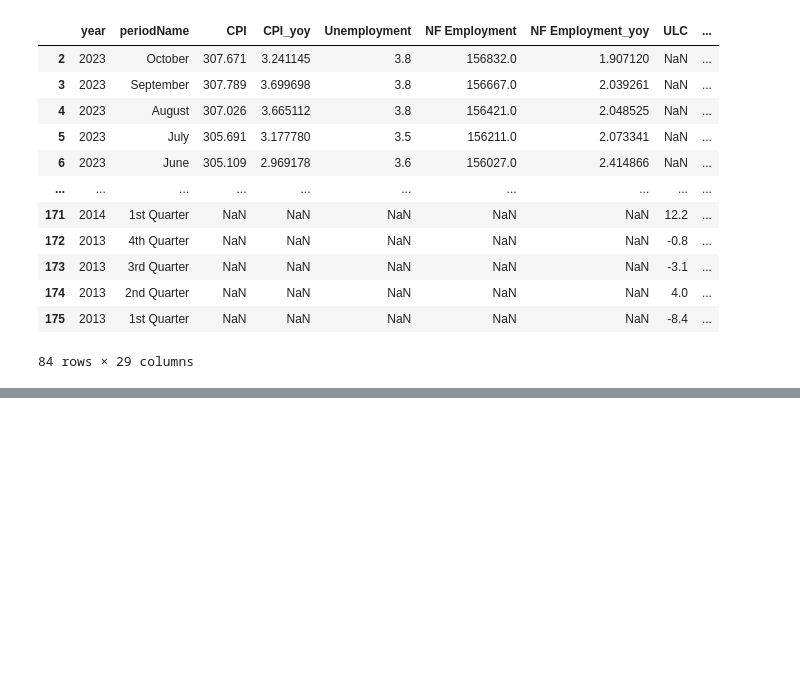
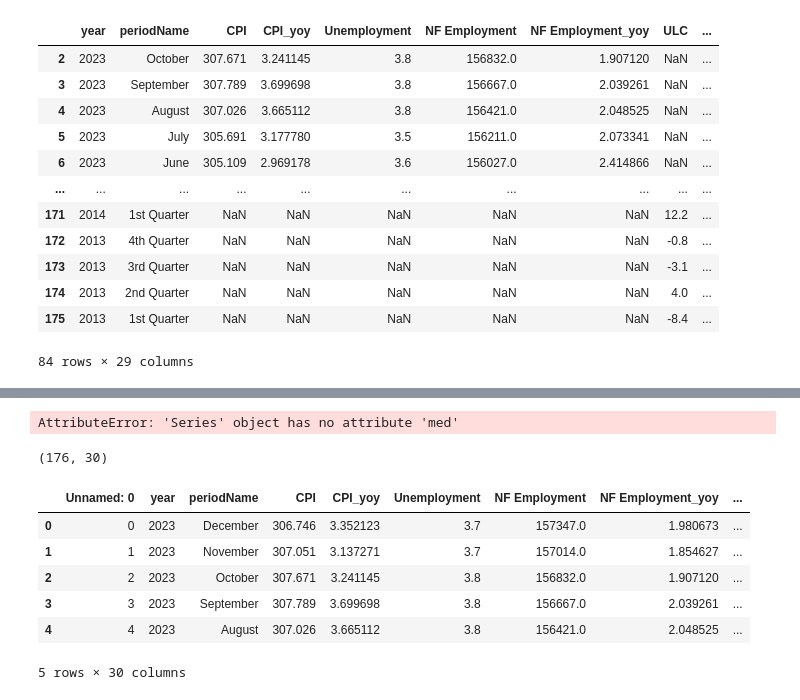
Before and after one commit to acdaniel864/time-series-credit-forecasting, a Jupyter notebook: Working_BW/data_ii.ipynb, the cells around one changed output, grey strips where cells are left out. Drawn from its saved outputs; the diff is of its cells as text; code cells hidden in the pictures; blank space fills up the shorter version.

```diff
--- a/Working_BW/data_ii.ipynb
+++ b/Working_BW/data_ii.ipynb
@@ -424,7 +496,24 @@ df[~df['Gasoline'].between(2.1, 3.5)]
+# %%
+df[df['year']==2013]['ULC'].med()
+# %% [output]
+AttributeError: 'Series' object has no attribute 'med'
 # %%
 df = pd.read_csv('../FRED_CC_BALS_90D_DUE.csv')
 print(df.shape)
 df.head()
+# %%
+df = pd.read_csv('../data/BLS_data.csv')
+print(df.shape)
+df.head()
+# %% [output]
+(176, 30)
+|  | Unnamed: 0 | year | periodName | CPI | CPI_yoy | Unemployment | NF Employment | NF Employment_yoy | ... |
+| 0 | 0 | 2023 | December | 306.746 | 3.352123 | 3.7 | 157347.0 | 1.980673 | ... |
+| 1 | 1 | 2023 | November | 307.051 | 3.137271 | 3.7 | 157014.0 | 1.854627 | ... |
+| 2 | 2 | 2023 | October | 307.671 | 3.241145 | 3.8 | 156832.0 | 1.907120 | ... |
+| 3 | 3 | 2023 | September | 307.789 | 3.699698 | 3.8 | 156667.0 | 2.039261 | ... |
+| 4 | 4 | 2023 | August | 307.026 | 3.665112 | 3.8 | 156421.0 | 2.048525 | ... |
+5 rows × 30 columns
 # %%
 # df = pd.read_csv('../NYFED_Credit_Report_2023Q3.xlsx').decode('utf8', errors='ignore')
 # #with open('../NYFED_Credit_Report_2023Q3.xlsx', 'rb') as f:
```
Also changed, not shown: parts of 10 cells of this notebook, 1 other file.
